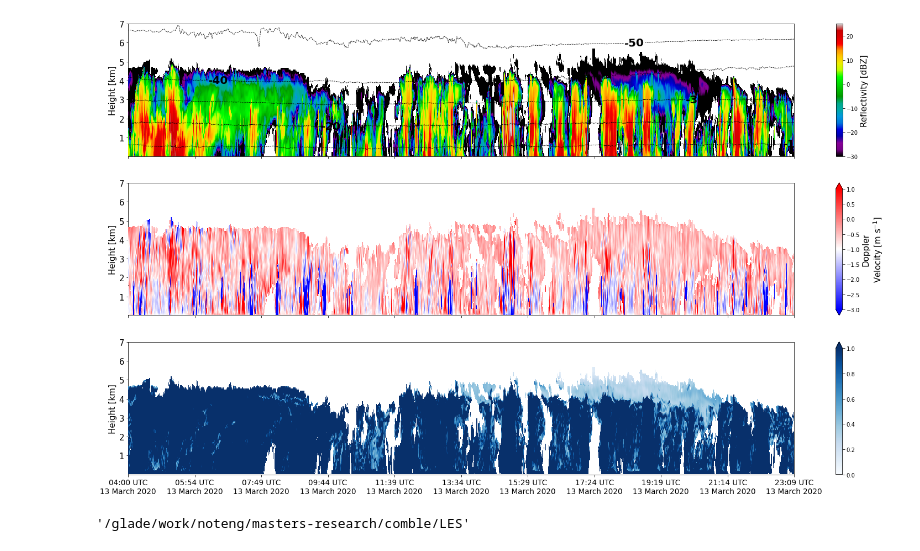
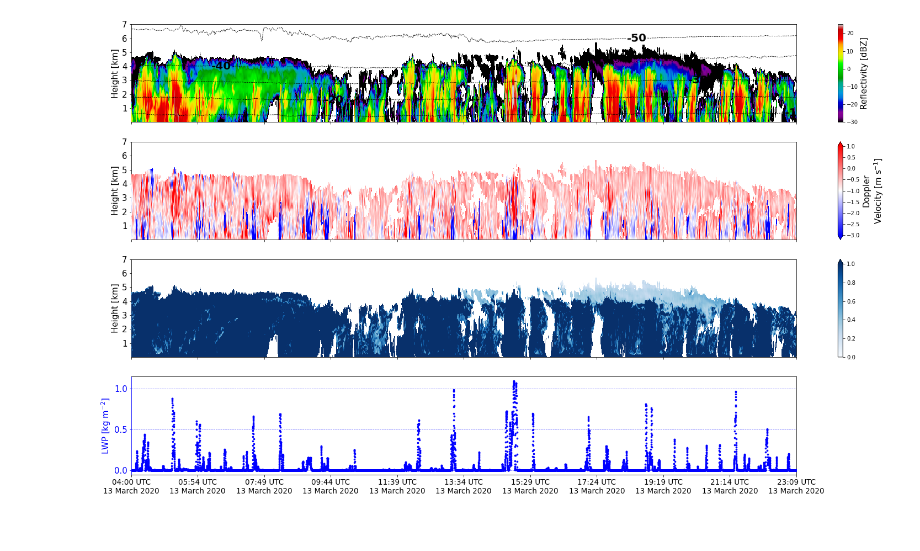
Before and after one commit to clevernat/MS-research-codes, a Jupyter notebook: LES/cr-sim-time-height.ipynb, the cells around one changed output. Drawn from its saved outputs; the diff is of its cells as text; code cells hidden in the pictures.

Commit message:
added liquid water path to plot

```diff
--- a/LES/cr-sim-time-height.ipynb
+++ b/LES/cr-sim-time-height.ipynb
@@ -50,10 +52,12 @@ reflectivity = ds_mask['Zhh']
 doppler_velocity = ds_mask['DV']
 # Total spectral width
 total_spectral_width = ds_mask['SWtot']
+# liquid water path
+liquid_water_path = ds_mask['mwr_lwp'].mean('nz')
 # temperature
 temperature = ds_mask['temp']
 # %%
-fig, ax = plt.subplots(figsize=(27, 15), nrows=3, ncols=1, sharex=True)
+fig, ax = plt.subplots(figsize=(27, 15), nrows=4, ncols=1, sharex=True)
 ax = ax.flatten()
 
 for i, v in enumerate(ax):
@@ -95,35 +99,44 @@ for i, v in enumerate(ax):
 
     if i == 2:
             pcm = ax[i].pcolormesh(time, height/1000.0, total_spectral_width.T,
                                    cmap='Blues', vmin=0, vmax=1, zorder=5)
             ax[i].set_ylim(0, 7)
             # Set y-axis ticks
             ax[i].set_yticks(np.arange(1, 8))
             ax[i].tick_params(axis='y', labelsize=15)
             ax[i].set_ylabel('Height [km]', color='black', fontsize=15)  # Label for the twin y-axis
             cbar = fig.colorbar(pcm, ax=ax[i], extend='max')
 
+    if i == 3:
+        pcm = ax[i].scatter(time, liquid_water_path, color='blue', zorder=3, s=7)
+        ax[i].set_yticks(np.arange(0, round(np.nanmax(liquid_water_path.values))+0.1, 0.5))
+        ax[i].spines['left'].set_color('blue')
+        ax[i].tick_params(axis='y', colors='blue', labelsize=15)
+        ax[i].set_ylabel("LWP [kg m$^{-2}$]", c = "blue", fontsize=15)
+        cbar = fig.colorbar(pcm, ax=ax[i], extend='neither')
+        # set colorbar to invisible
+        cbar.ax.set_visible(False)
+        ax[i].grid(axis="y", ls = '--', c = "blue",alpha = 0.5)
+
+
+
     # Custom datetime format
     custom_date_format = "%H:%M UTC\n%d %B %Y"  # Format: 04:00 UTC\n13 March 2020
     # Formatting the time labels
     ax[len(ax)-1].xaxis.set_major_formatter(mdates.DateFormatter(custom_date_format))
     # Including the first-date and last-date on the plot
     ax[len(ax)-1].set_xlim([ds['time'].min(), ds['time'].max()])
     # Set custom tick positions for the x-axis
     num_ticks = 11  # Number of tick labels
     tick_positions = np.linspace(0, len(ds['time']) - 1, num_ticks, dtype=int)
     ax[len(ax)-1].set_xticks(ds['time'][tick_positions])
 
     # Generate custom tick labels including the first and last dates
     tick_labels = [ds['time'][pos].dt.strftime(custom_date_format).values for pos in tick_positions]
     tick_labels[0] = ds['time'].min().dt.strftime(custom_date_format).values  # First date
     tick_labels[-1] = ds['time'].max().dt.strftime(custom_date_format).values  # Last date
     ax[len(ax)-1].set_xticklabels(tick_labels, fontsize=13.5, rotation=0);  # You can adjust fontsize and rotation
 
 # fig.savefig("open-les.jpg", dpi=1000, bbox_inches='tight')
 # %% [output]
-[figure, old version]
+[figure, new version]
-# %%
-pwd
-# %% [output]
-'/glade/work/noteng/masters-research/comble/LES'
```
Also changed, not shown: parts of 3 cells of this notebook.
